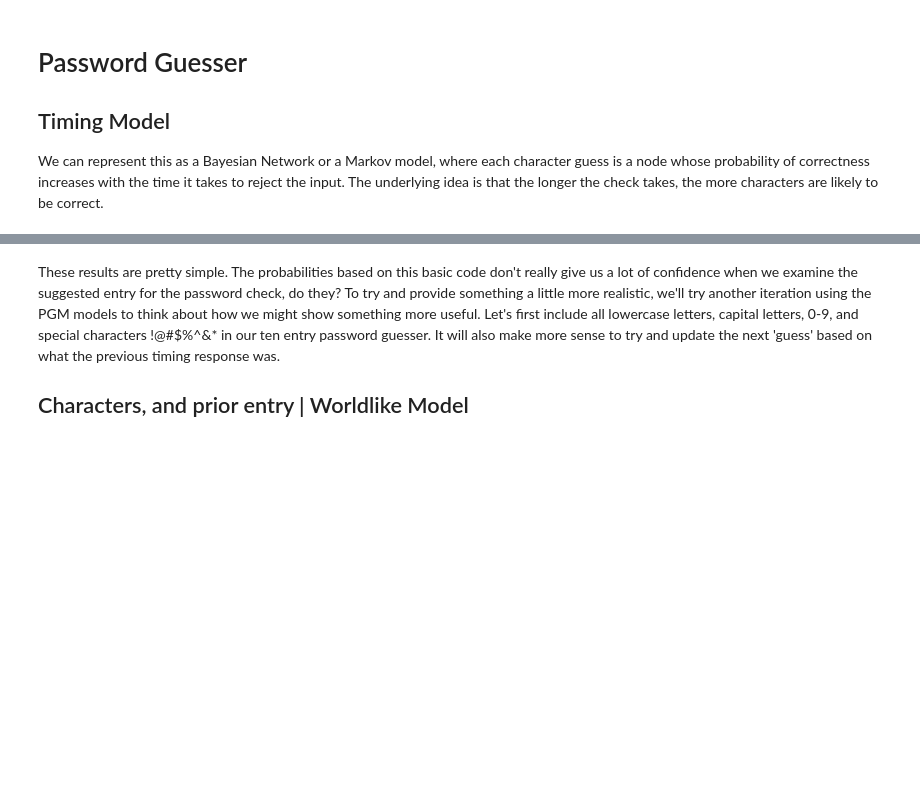
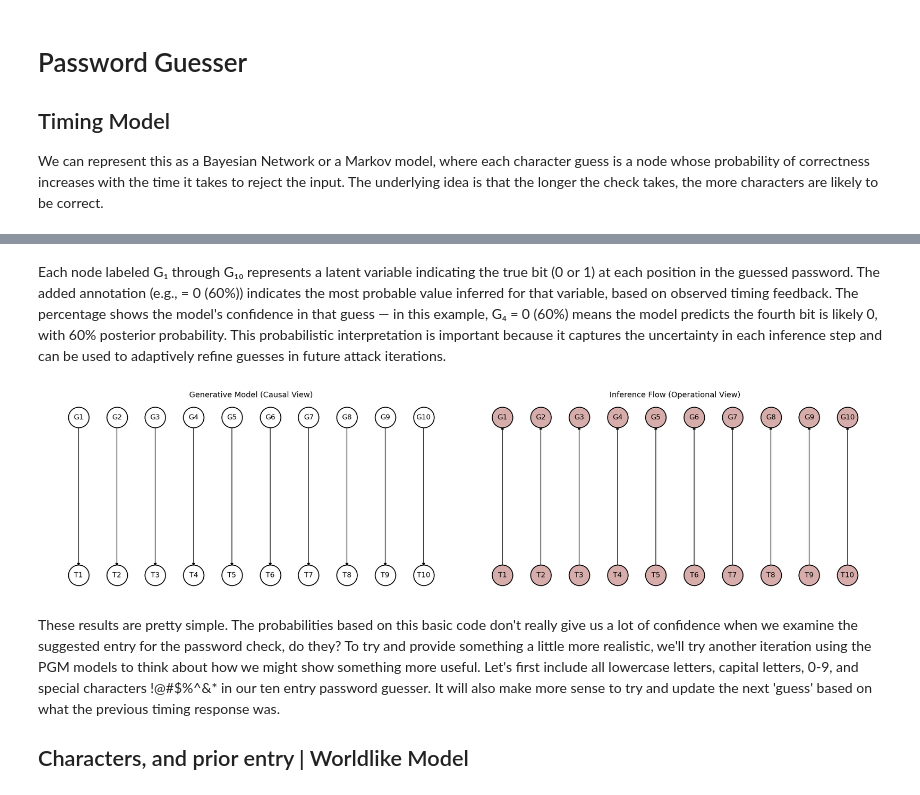
Before and after one commit to ek976/cybersecurity_pgm, a Jupyter notebook: hacking_examples_with_pgm.ipynb, the cells around one changed output, grey strips where cells are left out. Cells and saved outputs as stored; diff of their text form; code cells hidden in the pictures; blank space fills up the shorter version.

```diff
--- a/hacking_examples_with_pgm.ipynb
+++ b/hacking_examples_with_pgm.ipynb
@@ -102,3 +104,10 @@ print(f"\n Suggested binary password guess: {suggested}")
+# %% [markdown]
+Each node labeled G₁ through G₁₀ represents a latent variable indicating the true bit (0 or 1) at each position in the guessed password. The added annotation (e.g., = 0 (60%)) indicates the most probable value inferred for that variable, based on observed timing feedback. The percentage shows the model's confidence in that guess — in this example, G₄ = 0 (60%) means the model predicts the fourth bit is likely 0, with 60% posterior probability. This probabilistic interpretation is important because it captures the uncertainty in each inference step and can be used to adaptively refine guesses in future attack iterations.
+# %%
+from timing_plot import plot_dual_pgm_views
+plot_dual_pgm_views()
+# %% [output]
+[figure, added]
 # %% [markdown]
 These results are pretty simple. The probabilities based on this basic code don't really give us a lot of confidence when we examine the suggested entry for the password check, do they? To try and provide something a little more realistic, we'll try another iteration using the PGM models to think about how we might show something more useful. Let's first include all lowercase letters, capital letters, 0-9, and special characters !@#$%^&* in our ten entry password guesser. It will also make more sense to try and update the next 'guess' based on what the previous timing response was.
 
```
Also changed, not shown: parts of 14 cells of this notebook, 11 other files.
